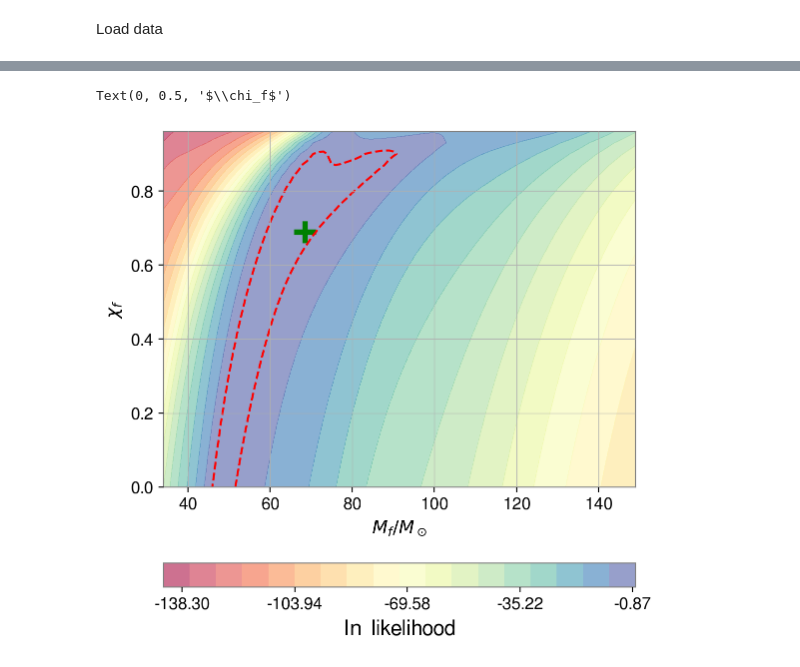
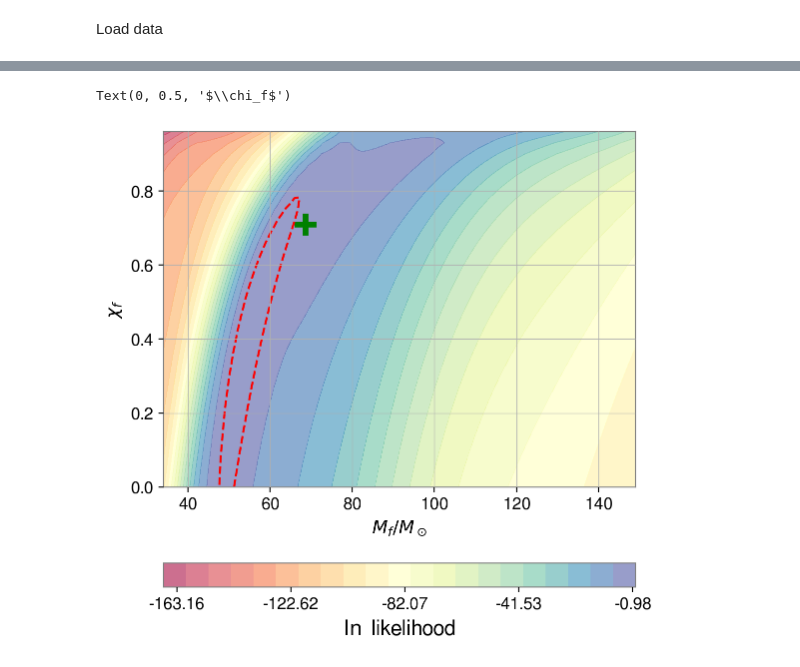
Before and after one commit to Lu-Neil/qnm_filter, a Jupyter notebook: code_demo/Systematics/Systematics MDC.ipynb, the cells around one changed output, grey strips where cells are left out. Saved outputs shown, nothing was run; the diff lists cells and outputs as text; code cells hidden in the pictures.

```diff
--- a/code_demo/Systematics/Systematics MDC.ipynb
+++ b/code_demo/Systematics/Systematics MDC.ipynb
@@ -42,11 +46,11 @@ SSB_peak_time
 # %%
-input = dict(model_list = [(2, 2, 0), (2,2,1), (2,1,0)], #l, m, n
+input = dict(model_list = [(2,2,0),(2,2,1),(2,2,2),(2,1,0),(3,3,0)], #l, m, n
              # trucation time (geocenter, in second)
-             t_init = SSB_peak_time+1e-3, #Calculated from SNR+t_init notebook
+             t_init = SSB_peak_time+0/2048, #Calculated from SNR+t_init notebook
              # length of the analysis window (in second)
              window_width = 0.2,
              # sampling rate after conditioning (in Hz)
-             srate = 4096,
+             srate = 2048,
              # sky localization
              ra = 1.95, dec = -1.27,
              # lower limit of the high-pass filter (in Hz)
@@ -80,6 +80,6 @@ fit.compute_SNR(0, template, 'H1', optimal=True)
 # %%
 delta_mass = 1.0
-delta_chi = 0.03
-massspace = np.arange(34, 150, delta_mass)
-chispace = np.arange(0.0, 0.99, delta_chi)
+delta_chi = 0.05
+massspace = np.arange(34, 140, delta_mass)
+chispace = np.arange(0.0, 0.95, delta_chi)
 mass_grid, chi_grid = np.meshgrid(massspace, chispace)
@@ -89,4 +86,4 @@ saved_log_evidence = []
 # %%
 fit.first_index()
-likelihood_data, evidence = qnm_filter.parallel_compute(fit, massspace, chispace, num_cpu = -1, **input)
+likelihood_data, evidence = qnm_filter.parallel_compute(fit, massspace, chispace, num_cpu = 9, **input)
 credible_region = qnm_filter.find_credible_region(likelihood_data)
@@ -95,27 +165,27 @@ credible_region = qnm_filter.find_credible_region(likelihood_data)
 # %%
 pl.rc('figure', figsize=(6.1, 6.6))
 fig, ax = pl.subplots()
 contours = ax.contourf(mass_grid, chi_grid, likelihood_data, 20, cmap='Spectral',
                        origin='lower', alpha=0.6, linestyles='--')
 dotted = ax.contour(mass_grid, chi_grid, likelihood_data, [credible_region], colors = 'red', \
                    linestyles ='--')
-ax.scatter(x=68.5, y=0.69, s=255, marker='+',
+ax.scatter(x=68.6, y=0.71, s=255, marker='+',
            c='g', linewidths=4, label='IMR')
 
 
 # coloarbar
 cbar=fig.colorbar(contours, orientation="horizontal",
                   pad=0.15, format='%3.2f')
 cbar.set_label(r'$\ln$ likelihood', fontsize=15)
 cbar.set_ticks(np.linspace(np.min(likelihood_data), np.max(likelihood_data), 5))
 
 pl.xlabel(r'$M_f/M_\odot$', fontsize=13)
 pl.ylabel(r'$\chi_f$', fontsize=13)
 
 # ax.set_title(r'$\mathcal{F}_{220}+\mathcal{F}_{221}$')
 # %% [output]
 Text(0, 0.5, '$\\chi_f$')
-[figure, old version]
+[figure, new version]
 # %%
 evidence #120
 # %% [output]
```
Also changed, not shown: parts of 30 cells of this notebook, 3 other files.
